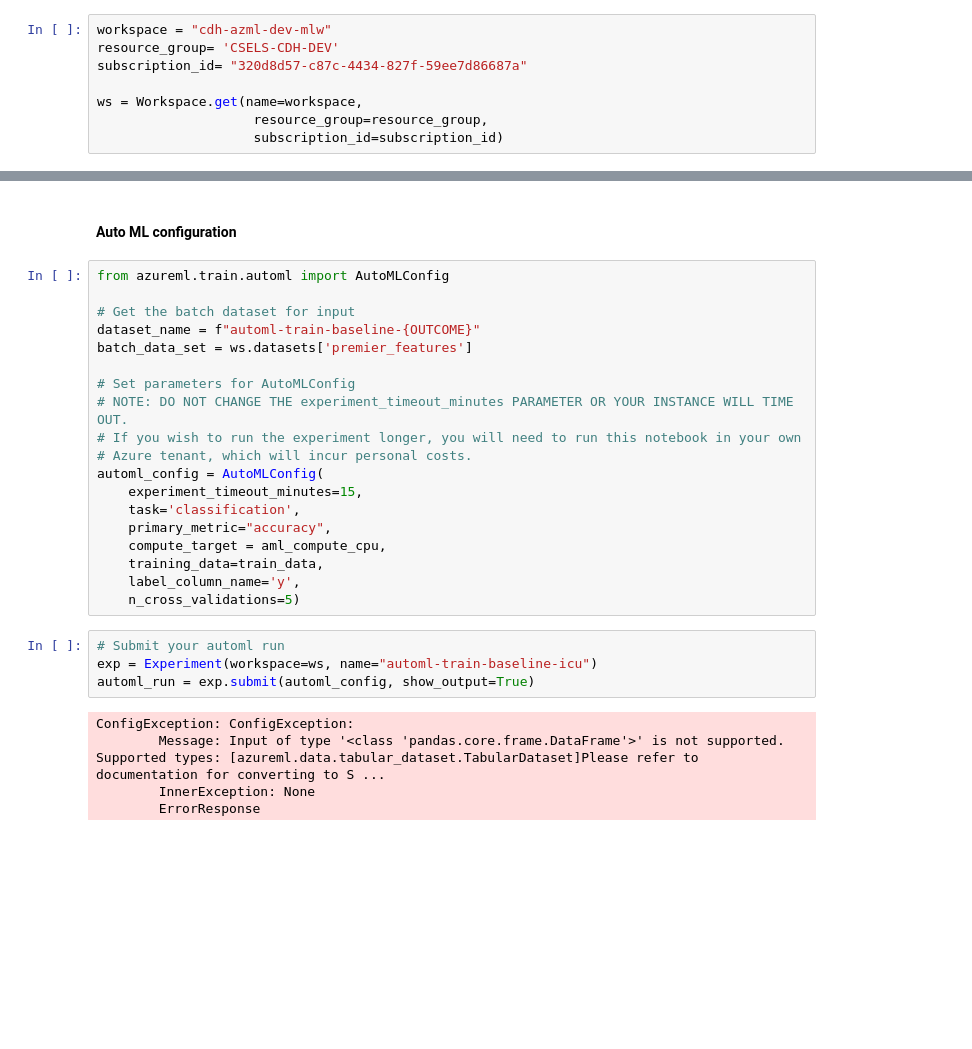
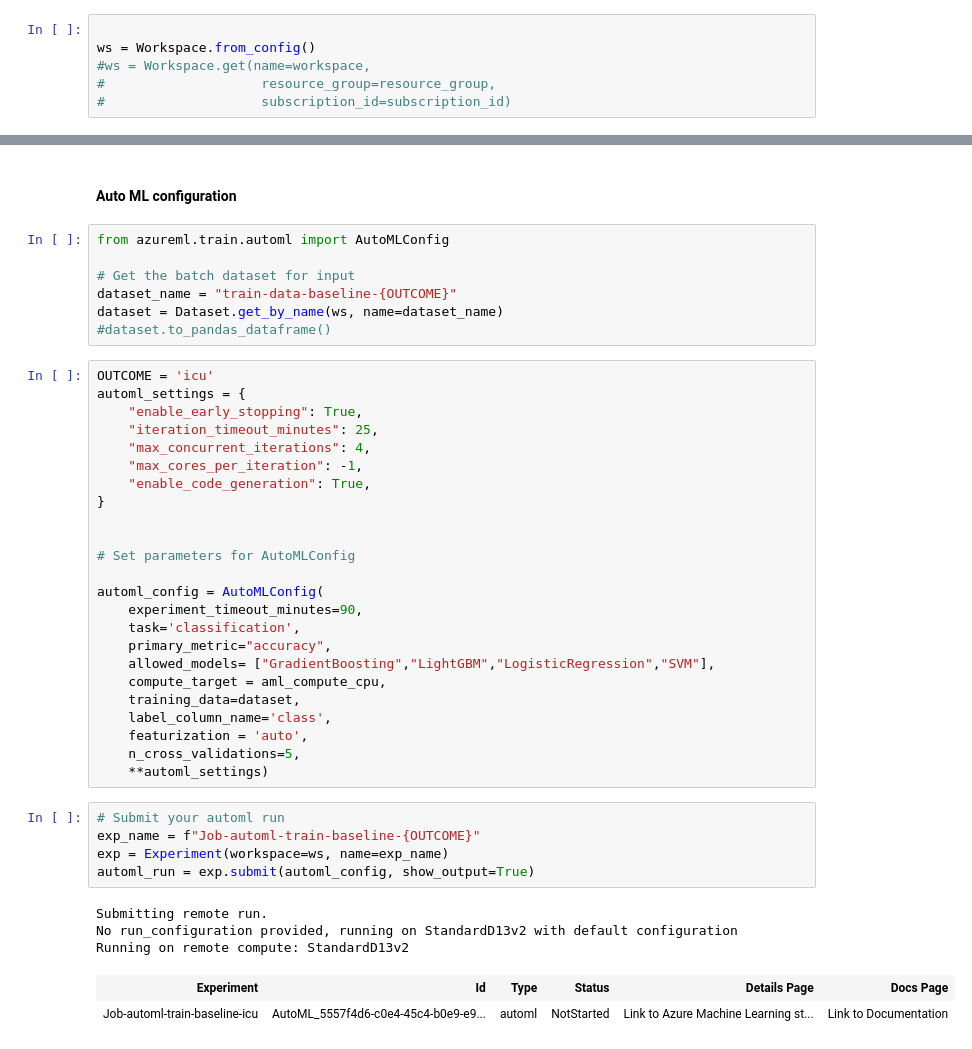
Before and after one commit to cdcai/premier_analysis, a Jupyter notebook: azure_ml/08_automl_baseline.ipynb, the cells around one changed output, grey strips where cells are left out. Cells and saved outputs as stored; diff of their text form; blank space fills up the shorter version.

Commit message:
update azureml notebooks

```diff
--- a/azure_ml/08_automl_baseline.ipynb
+++ b/azure_ml/08_automl_baseline.ipynb
@@ -20,10 +21,8 @@ from azureml.core import ScriptRunConfig, Environment
 from azureml.core import  Workspace
 from azureml.core.runconfig import DEFAULT_CPU_IMAGE
 # %%
-workspace = "cdh-azml-dev-mlw"
-resource_group= 'CSELS-CDH-DEV'
-subscription_id= "320d8d57-c87c-4434-827f-59ee7d86687a"
 
-ws = Workspace.get(name=workspace,
-                    resource_group=resource_group,
-                    subscription_id=subscription_id)
+ws = Workspace.from_config()
+#ws = Workspace.get(name=workspace,
+#                    resource_group=resource_group,
+#                    subscription_id=subscription_id)
@@ -280,31 +495,45 @@ run = experiment.submit(job_feature_processing)
 Submit Experiment: Job-feature-preprocess-automl-baseline
 # %% [markdown]
 #### Auto ML configuration
-# %%
-from azureml.train.automl import AutoMLConfig
-
-# Get the batch dataset for input
-dataset_name = f"automl-train-baseline-{OUTCOME}"
-batch_data_set = ws.datasets['premier_features']
-
-# Set parameters for AutoMLConfig
-# NOTE: DO NOT CHANGE THE experiment_timeout_minutes PARAMETER OR YOUR INSTANCE WILL TIME OUT.
-# If you wish to run the experiment longer, you will need to run this notebook in your own
-# Azure tenant, which will incur personal costs.
-automl_config = AutoMLConfig(
-    experiment_timeout_minutes=15,
-    task='classification',
-    primary_metric="accuracy",
-    compute_target = aml_compute_cpu,
-    training_data=train_data,
-    label_column_name='y',
-    n_cross_validations=5)
+# %%
+from azureml.train.automl import AutoMLConfig
+
+# Get the batch dataset for input
+dataset_name = "train-data-baseline-{OUTCOME}"
+dataset = Dataset.get_by_name(ws, name=dataset_name)
+#dataset.to_pandas_dataframe()
+# %%
+OUTCOME = 'icu'
+automl_settings = {
+    "enable_early_stopping": True,
+    "iteration_timeout_minutes": 25,
+    "max_concurrent_iterations": 4,
+    "max_cores_per_iteration": -1,
+    "enable_code_generation": True,
+}
+
+
+# Set parameters for AutoMLConfig
+
+automl_config = AutoMLConfig(
+    experiment_timeout_minutes=90,
+    task='classification',
+    primary_metric="accuracy",
+    allowed_models= ["GradientBoosting","LightGBM","LogisticRegression","SVM"],
+    compute_target = aml_compute_cpu,
+    training_data=dataset,
+    label_column_name='class',
+    featurization = 'auto',
+    n_cross_validations=5,
+    **automl_settings)
 # %%
 # Submit your automl run
-exp = Experiment(workspace=ws, name="automl-train-baseline-icu")
+exp_name = f"Job-automl-train-baseline-{OUTCOME}"
+exp = Experiment(workspace=ws, name=exp_name)
 automl_run = exp.submit(automl_config, show_output=True)
 # %% [output]
-ConfigException: ConfigException:
-        Message: Input of type '<class 'pandas.core.frame.DataFrame'>' is not supported. Supported types: [azureml.data.tabular_dataset.TabularDataset]Please refer to documentation for converting to S ...
-        InnerException: None
-        ErrorResponse
+Submitting remote run.
+No run_configuration provided, running on StandardD13v2 with default configuration
+Running on remote compute: StandardD13v2
+| Experiment | Id | Type | Status | Details Page | Docs Page |
+| Job-automl-train-baseline-icu | AutoML_5557f4d6-c0e4-45c4-b0e9-e9... | automl | NotStarted | Link to Azure Machine Learning st... | Link to Documentation |
```
Also changed, not shown: parts of 13 cells of this notebook, 6 other files.
